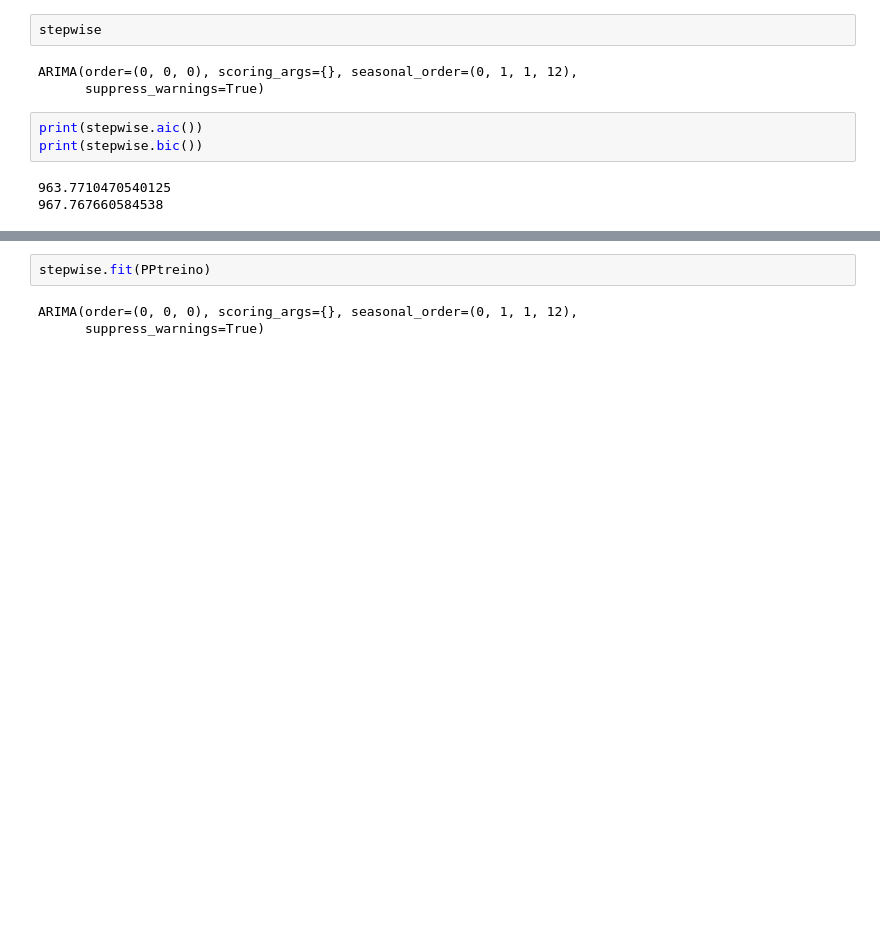
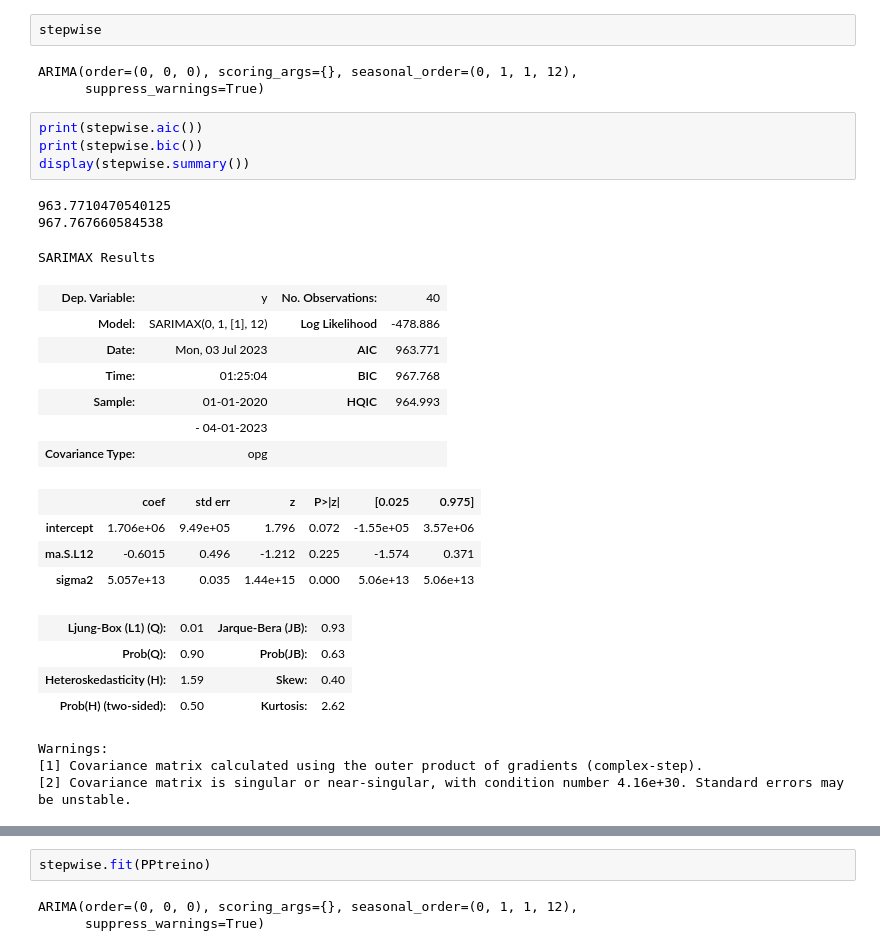
Before and after one commit to roliveira15/Data_Science_Sales_Forecast, a Jupyter notebook: Sales_Forecast.ipynb, the cells around one changed output, grey strips where cells are left out. Saved outputs shown, nothing was run; the diff lists cells and outputs as text; blank space fills up the shorter version.

```diff
--- a/Sales_Forecast.ipynb
+++ b/Sales_Forecast.ipynb
@@ -338,9 +346,29 @@ ARIMA(order=(0, 0, 0), scoring_args={}, seasonal_order=(0, 1, 1, 12),
 # %%
 print(stepwise.aic())
 print(stepwise.bic())
+display(stepwise.summary())
 # %% [output]
 963.7710470540125
 967.767660584538
+SARIMAX Results
+| Dep. Variable: | y | No. Observations: | 40 |
+| Model: | SARIMAX(0, 1, [1], 12) | Log Likelihood | -478.886 |
+| Date: | Mon, 03 Jul 2023 | AIC | 963.771 |
+| Time: | 01:25:04 | BIC | 967.768 |
+| Sample: | 01-01-2020 | HQIC | 964.993 |
+|  | - 04-01-2023 |  |  |
+| Covariance Type: | opg |  |  |
+|  | coef | std err | z | P>|z| | [0.025 | 0.975] |
+| intercept | 1.706e+06 | 9.49e+05 | 1.796 | 0.072 | -1.55e+05 | 3.57e+06 |
+| ma.S.L12 | -0.6015 | 0.496 | -1.212 | 0.225 | -1.574 | 0.371 |
+| sigma2 | 5.057e+13 | 0.035 | 1.44e+15 | 0.000 | 5.06e+13 | 5.06e+13 |
+| Ljung-Box (L1) (Q): | 0.01 | Jarque-Bera (JB): | 0.93 |
+| Prob(Q): | 0.90 | Prob(JB): | 0.63 |
+| Heteroskedasticity (H): | 1.59 | Skew: | 0.40 |
+| Prob(H) (two-sided): | 0.50 | Kurtosis: | 2.62 |
+Warnings:
+[1] Covariance matrix calculated using the outer product of gradients (complex-step).
+[2] Covariance matrix is singular or near-singular, with condition number 4.16e+30. Standard errors may be unstable.
 # %%
 PPtreino = results.observed.loc['2020-01-01':'2022-01-01']
 
```
Also changed, not shown: parts of 11 cells of this notebook.
